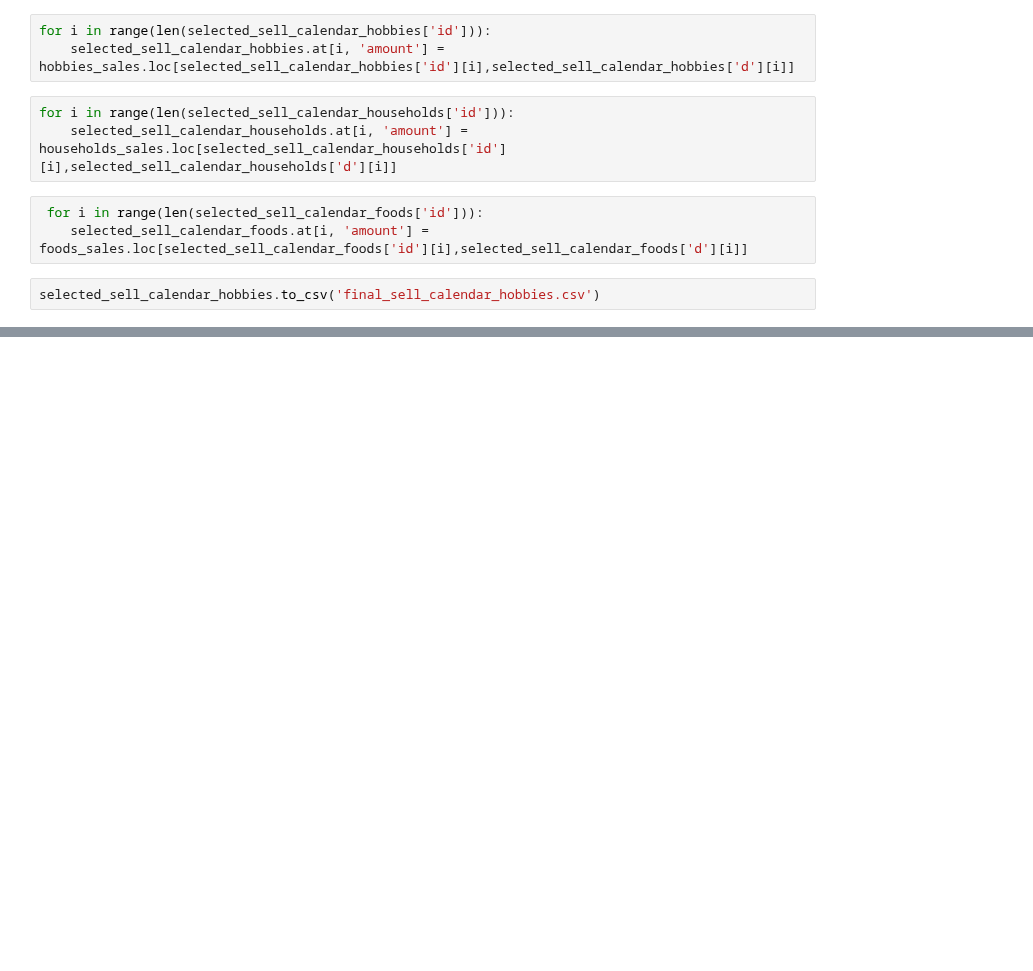
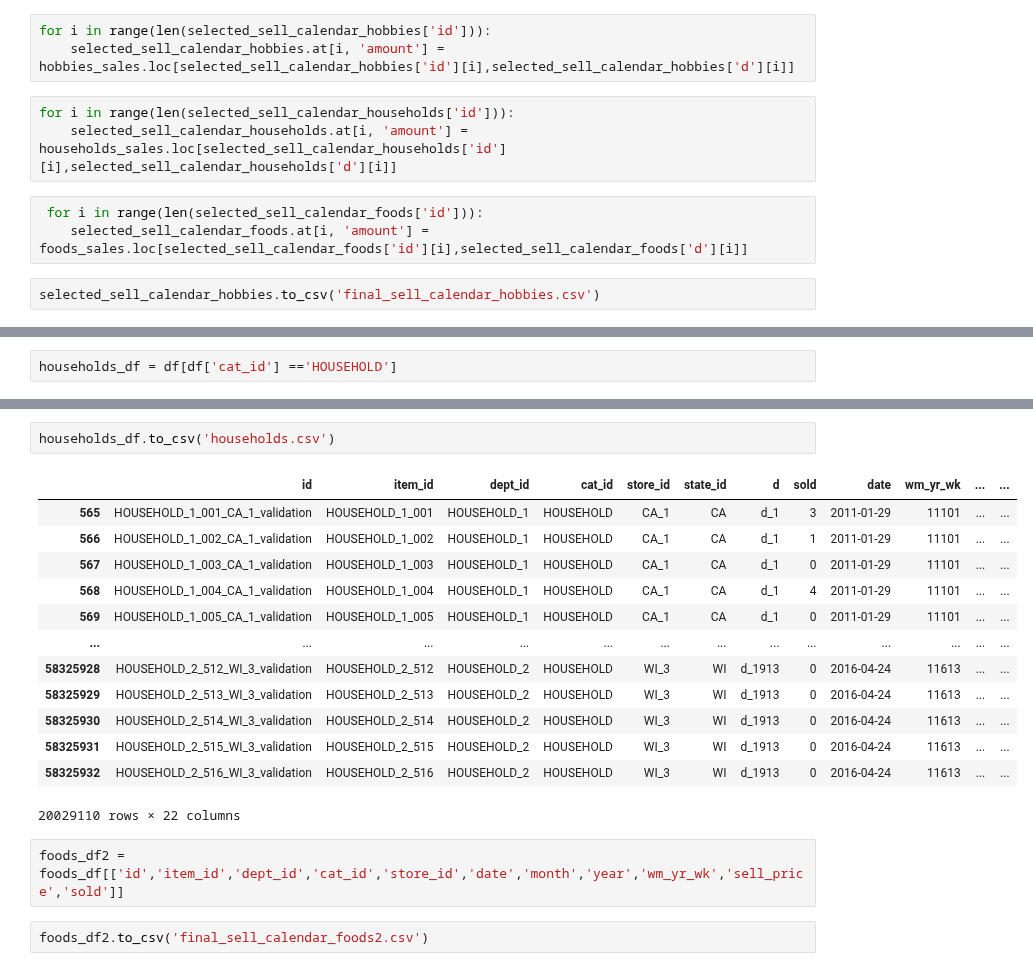
Before and after one commit to aaronmonash24/FYP, a Jupyter notebook: Data Analysis/DataPreprocessing.ipynb, the cells around one changed output, grey strips where cells are left out. Drawn from its saved outputs; the diff is of its cells as text; blank space fills up the shorter version.

```diff
--- a/Data Analysis/DataPreprocessing.ipynb
+++ b/Data Analysis/DataPreprocessing.ipynb
@@ -266,0 +296,2 @@ df = pd.merge(df, prices, on=['store_id','item_id','wm_yr_wk'], how='left')
+# %%
+households_df = df[df['cat_id'] =='HOUSEHOLD']
@@ -266,0 +314,20 @@ df = pd.merge(df, prices, on=['store_id','item_id','wm_yr_wk'], how='left')
+# %%
+households_df.to_csv('households.csv')
+# %% [output]
+|  | id | item_id | dept_id | cat_id | store_id | state_id | d | sold | date | wm_yr_wk | ... | ... |
+| 565 | HOUSEHOLD_1_001_CA_1_validation | HOUSEHOLD_1_001 | HOUSEHOLD_1 | HOUSEHOLD | CA_1 | CA | d_1 | 3 | 2011-01-29 | 11101 | ... | ... |
+| 566 | HOUSEHOLD_1_002_CA_1_validation | HOUSEHOLD_1_002 | HOUSEHOLD_1 | HOUSEHOLD | CA_1 | CA | d_1 | 1 | 2011-01-29 | 11101 | ... | ... |
+| 567 | HOUSEHOLD_1_003_CA_1_validation | HOUSEHOLD_1_003 | HOUSEHOLD_1 | HOUSEHOLD | CA_1 | CA | d_1 | 0 | 2011-01-29 | 11101 | ... | ... |
+| 568 | HOUSEHOLD_1_004_CA_1_validation | HOUSEHOLD_1_004 | HOUSEHOLD_1 | HOUSEHOLD | CA_1 | CA | d_1 | 4 | 2011-01-29 | 11101 | ... | ... |
+| 569 | HOUSEHOLD_1_005_CA_1_validation | HOUSEHOLD_1_005 | HOUSEHOLD_1 | HOUSEHOLD | CA_1 | CA | d_1 | 0 | 2011-01-29 | 11101 | ... | ... |
+| ... | ... | ... | ... | ... | ... | ... | ... | ... | ... | ... | ... | ... |
+| 58325928 | HOUSEHOLD_2_512_WI_3_validation | HOUSEHOLD_2_512 | HOUSEHOLD_2 | HOUSEHOLD | WI_3 | WI | d_1913 | 0 | 2016-04-24 | 11613 | ... | ... |
+| 58325929 | HOUSEHOLD_2_513_WI_3_validation | HOUSEHOLD_2_513 | HOUSEHOLD_2 | HOUSEHOLD | WI_3 | WI | d_1913 | 0 | 2016-04-24 | 11613 | ... | ... |
+| 58325930 | HOUSEHOLD_2_514_WI_3_validation | HOUSEHOLD_2_514 | HOUSEHOLD_2 | HOUSEHOLD | WI_3 | WI | d_1913 | 0 | 2016-04-24 | 11613 | ... | ... |
+| 58325931 | HOUSEHOLD_2_515_WI_3_validation | HOUSEHOLD_2_515 | HOUSEHOLD_2 | HOUSEHOLD | WI_3 | WI | d_1913 | 0 | 2016-04-24 | 11613 | ... | ... |
+| 58325932 | HOUSEHOLD_2_516_WI_3_validation | HOUSEHOLD_2_516 | HOUSEHOLD_2 | HOUSEHOLD | WI_3 | WI | d_1913 | 0 | 2016-04-24 | 11613 | ... | ... |
+20029110 rows × 22 columns
+# %%
+foods_df2 = foods_df[['id','item_id','dept_id','cat_id','store_id','date','month','year','wm_yr_wk','sell_price','sold']]
+# %%
+foods_df2.to_csv('final_sell_calendar_foods2.csv')
```
Also changed, not shown: parts of 25 cells of this notebook, 4 other files.
